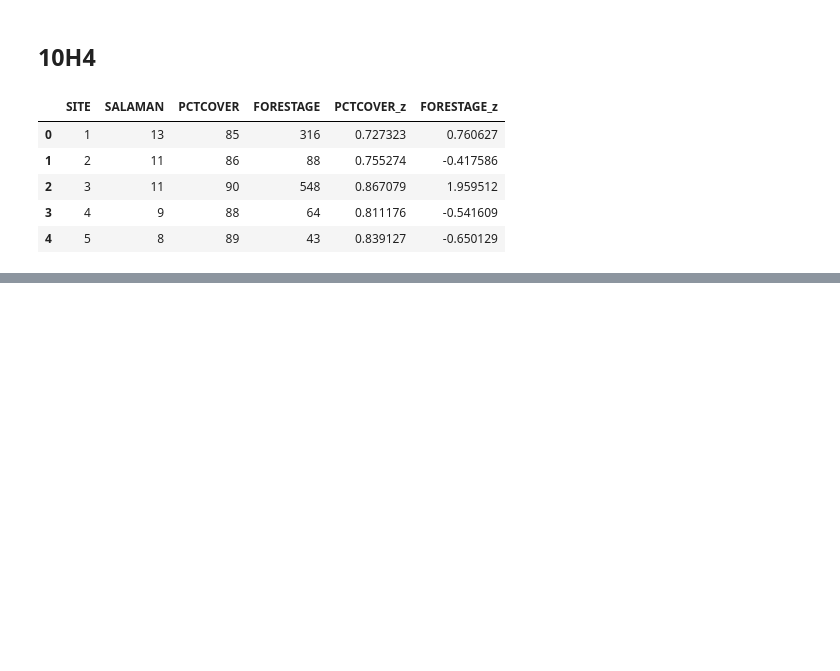
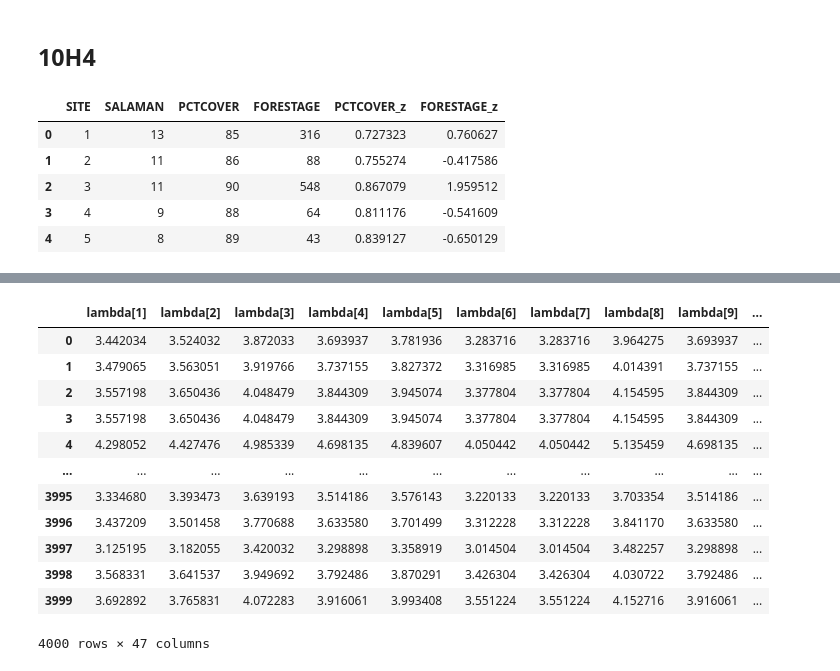
Before and after one commit to bennywee/rethinking_notes, a Jupyter notebook: chapter_10/ch_10_stan.ipynb, the cells around one changed output, grey strips where cells are left out. Saved outputs shown, nothing was run; the diff lists cells and outputs as text; code cells hidden in the pictures; blank space fills up the shorter version.

```diff
--- a/chapter_10/ch_10_stan.ipynb
+++ b/chapter_10/ch_10_stan.ipynb
@@ -554,0 +580,16 @@ convergence, Rhat=1).
+# %%
+lambda_df
+# %% [output]
+|  | lambda[1] | lambda[2] | lambda[3] | lambda[4] | lambda[5] | lambda[6] | lambda[7] | lambda[8] | lambda[9] | ... |
+| 0 | 3.442034 | 3.524032 | 3.872033 | 3.693937 | 3.781936 | 3.283716 | 3.283716 | 3.964275 | 3.693937 | ... |
+| 1 | 3.479065 | 3.563051 | 3.919766 | 3.737155 | 3.827372 | 3.316985 | 3.316985 | 4.014391 | 3.737155 | ... |
+| 2 | 3.557198 | 3.650436 | 4.048479 | 3.844309 | 3.945074 | 3.377804 | 3.377804 | 4.154595 | 3.844309 | ... |
+| 3 | 3.557198 | 3.650436 | 4.048479 | 3.844309 | 3.945074 | 3.377804 | 3.377804 | 4.154595 | 3.844309 | ... |
+| 4 | 4.298052 | 4.427476 | 4.985339 | 4.698135 | 4.839607 | 4.050442 | 4.050442 | 5.135459 | 4.698135 | ... |
+| ... | ... | ... | ... | ... | ... | ... | ... | ... | ... | ... |
+| 3995 | 3.334680 | 3.393473 | 3.639193 | 3.514186 | 3.576143 | 3.220133 | 3.220133 | 3.703354 | 3.514186 | ... |
+| 3996 | 3.437209 | 3.501458 | 3.770688 | 3.633580 | 3.701499 | 3.312228 | 3.312228 | 3.841170 | 3.633580 | ... |
+| 3997 | 3.125195 | 3.182055 | 3.420032 | 3.298898 | 3.358919 | 3.014504 | 3.014504 | 3.482257 | 3.298898 | ... |
+| 3998 | 3.568331 | 3.641537 | 3.949692 | 3.792486 | 3.870291 | 3.426304 | 3.426304 | 4.030722 | 3.792486 | ... |
+| 3999 | 3.692892 | 3.765831 | 4.072283 | 3.916061 | 3.993408 | 3.551224 | 3.551224 | 4.152716 | 3.916061 | ... |
+4000 rows × 47 columns
```
Also changed, not shown: parts of 15 cells of this notebook, 1 other file.
